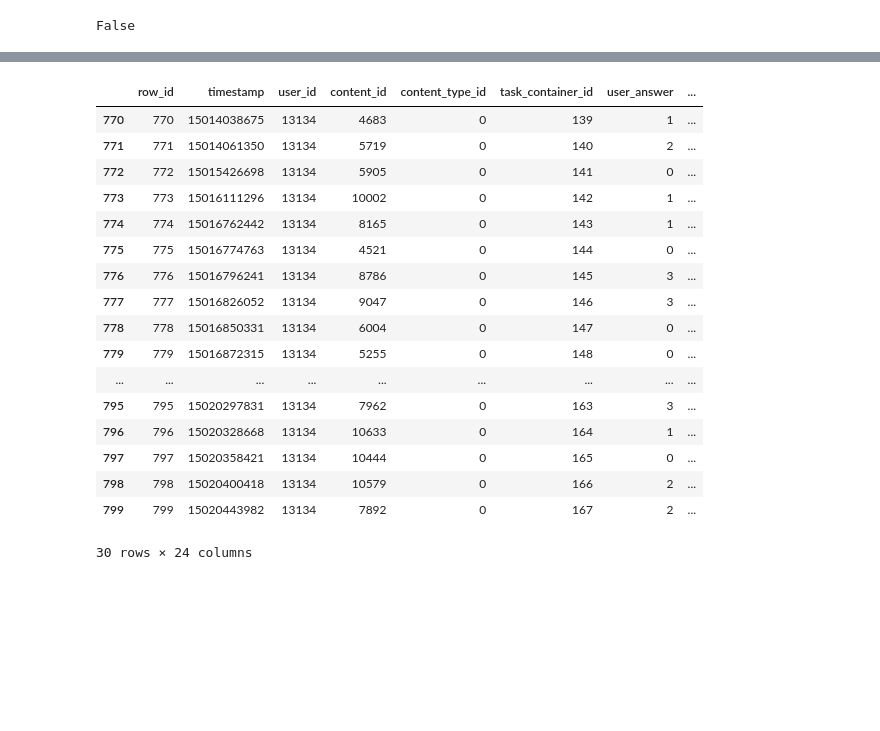
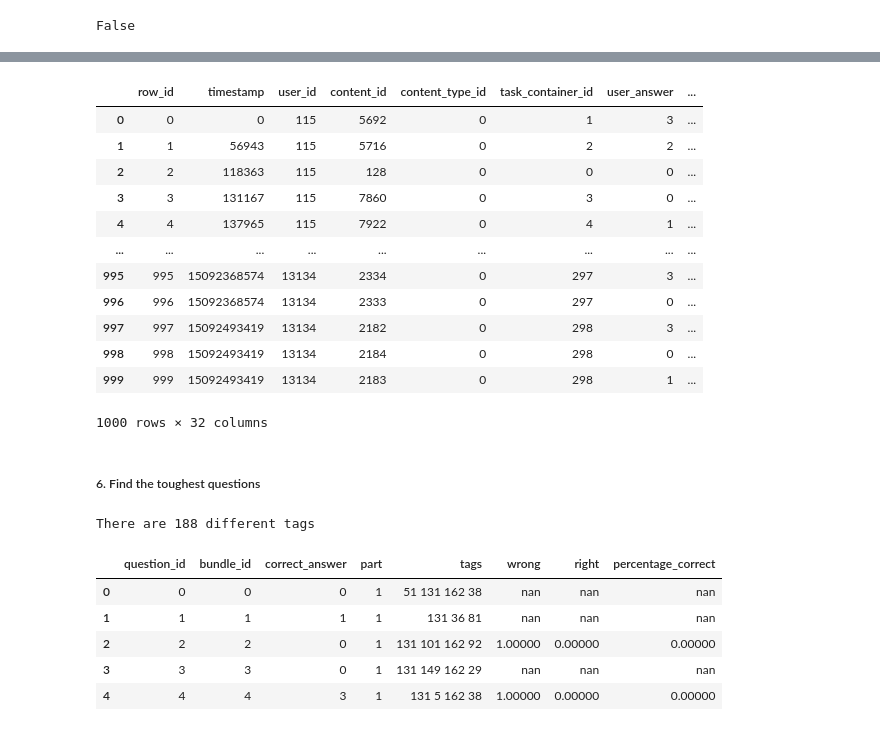
Before and after one commit to Joel-hanson/my-riiid-competition, a Jupyter notebook: main.ipynb, the cells around one changed output, grey strips where cells are left out. Cells and saved outputs as stored; diff of their text form; code cells hidden in the pictures; blank space fills up the shorter version.

```diff
--- a/main.ipynb
+++ b/main.ipynb
@@ -437,3 +539,9 @@ train_df["retention"], train_df["has_seen_lecture_before"], train_df["has_seen_s
+# %%
+def has_elapsed_time_greater_than_average_time(content_id, shift_elapsed_time):
+    question_min_time = individual_question_mean_time_dict[content_id]
+    return shift_elapsed_time > question_min_time
+
+train_df['answered_late'] = train_df[train_df['content_type_id'] == 0].apply(lambda row: has_elapsed_time_greater_than_average_time(row.content_id, row.shift_elapsed_time), axis=1)
 # %%
 train_df
 # %% [output]
@@ -453,21 +569,48 @@ train_df
 # %%
-train_df[770:800]
+train_df
 # %% [output]
 |  | row_id | timestamp | user_id | content_id | content_type_id | task_container_id | user_answer | ... |
-| 770 | 770 | 15014038675 | 13134 | 4683 | 0 | 139 | 1 | ... |
-| 771 | 771 | 15014061350 | 13134 | 5719 | 0 | 140 | 2 | ... |
-| 772 | 772 | 15015426698 | 13134 | 5905 | 0 | 141 | 0 | ... |
-| 773 | 773 | 15016111296 | 13134 | 10002 | 0 | 142 | 1 | ... |
-| 774 | 774 | 15016762442 | 13134 | 8165 | 0 | 143 | 1 | ... |
-| 775 | 775 | 15016774763 | 13134 | 4521 | 0 | 144 | 0 | ... |
-| 776 | 776 | 15016796241 | 13134 | 8786 | 0 | 145 | 3 | ... |
-| 777 | 777 | 15016826052 | 13134 | 9047 | 0 | 146 | 3 | ... |
-| 778 | 778 | 15016850331 | 13134 | 6004 | 0 | 147 | 0 | ... |
-| 779 | 779 | 15016872315 | 13134 | 5255 | 0 | 148 | 0 | ... |
+| 0 | 0 | 0 | 115 | 5692 | 0 | 1 | 3 | ... |
+| 1 | 1 | 56943 | 115 | 5716 | 0 | 2 | 2 | ... |
+| 2 | 2 | 118363 | 115 | 128 | 0 | 0 | 0 | ... |
+| 3 | 3 | 131167 | 115 | 7860 | 0 | 3 | 0 | ... |
+| 4 | 4 | 137965 | 115 | 7922 | 0 | 4 | 1 | ... |
 | ... | ... | ... | ... | ... | ... | ... | ... | ... |
-| 795 | 795 | 15020297831 | 13134 | 7962 | 0 | 163 | 3 | ... |
-| 796 | 796 | 15020328668 | 13134 | 10633 | 0 | 164 | 1 | ... |
-| 797 | 797 | 15020358421 | 13134 | 10444 | 0 | 165 | 0 | ... |
-| 798 | 798 | 15020400418 | 13134 | 10579 | 0 | 166 | 2 | ... |
-| 799 | 799 | 15020443982 | 13134 | 7892 | 0 | 167 | 2 | ... |
+| 995 | 995 | 15092368574 | 13134 | 2334 | 0 | 297 | 3 | ... |
+| 996 | 996 | 15092368574 | 13134 | 2333 | 0 | 297 | 0 | ... |
+| 997 | 997 | 15092493419 | 13134 | 2182 | 0 | 298 | 3 | ... |
+| 998 | 998 | 15092493419 | 13134 | 2184 | 0 | 298 | 0 | ... |
+| 999 | 999 | 15092493419 | 13134 | 2183 | 0 | 298 | 1 | ... |
-30 rows × 24 columns
+1000 rows × 32 columns
+# %% [markdown]
+##### 6. Find the toughest questions
+# %%
+# get all the complete tags of the question
+questions_df['tags'] = questions_df['tags'].astype(str)
+
+tags = [value.split() for value in questions_df[questions_df.tags != "nan"].tags.values]
+tags = [item for elem in tags for item in elem]
+tags = set(tags)
+tags = list(tags)
+print(f'There are {len(tags)} different tags')
+# %% [output]
+There are 188 different tags
+# %%
+# Find the wrong and right question based on correctly answered
+correct = train_df[train_df.answered_correctly != -1].groupby(["content_id", 'answered_correctly'], as_index=False).size()
+correct = correct.pivot(index= "content_id", columns='answered_correctly', values='size')
+correct.columns = ['wrong', 'right']
+correct = correct.fillna(0)
+correct[['wrong', 'right']] = correct[['wrong', 'right']].astype(int)
+questions_df = questions_df.merge(correct, left_on = "question_id", right_on = "content_id", how = "left")
+questions_df['percentage_correct'] = questions_df.right / (questions_df.right + questions_df.wrong)
+questions_df.head()
+
+# questions_df.drop(["wrong_x", "right_x", "wrong_y", "right_y"], axis=1, inplace=True)
+# %% [output]
+|  | question_id | bundle_id | correct_answer | part | tags | wrong | right | percentage_correct |
+| 0 | 0 | 0 | 0 | 1 | 51 131 162 38 | nan | nan | nan |
+| 1 | 1 | 1 | 1 | 1 | 131 36 81 | nan | nan | nan |
+| 2 | 2 | 2 | 0 | 1 | 131 101 162 92 | 1.00000 | 0.00000 | 0.00000 |
+| 3 | 3 | 3 | 0 | 1 | 131 149 162 29 | nan | nan | nan |
+| 4 | 4 | 4 | 3 | 1 | 131 5 162 38 | 1.00000 | 0.00000 | 0.00000 |
```
Also changed, not shown: parts of 39 cells of this notebook, 1 other file.
